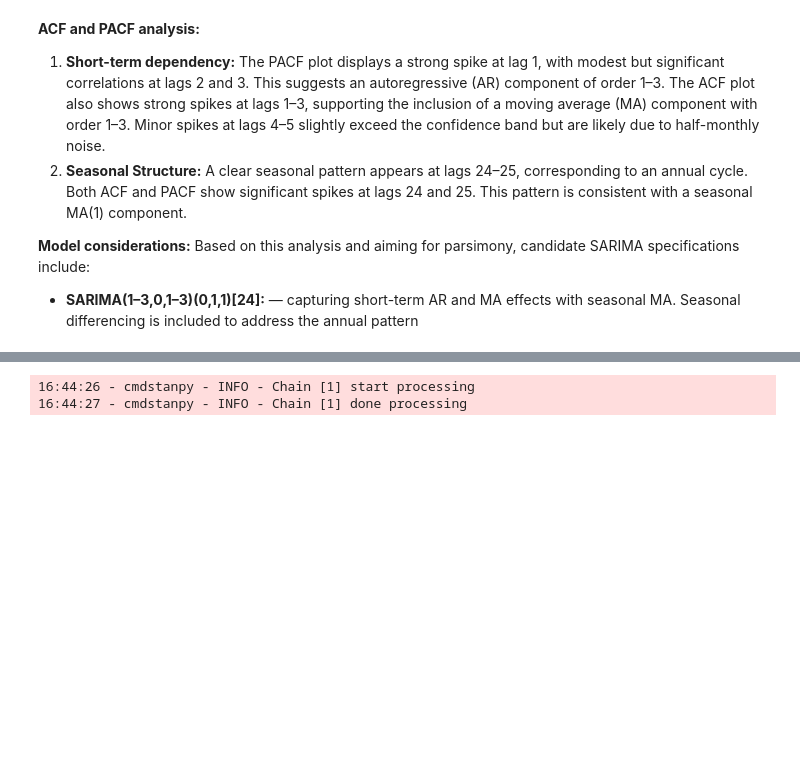
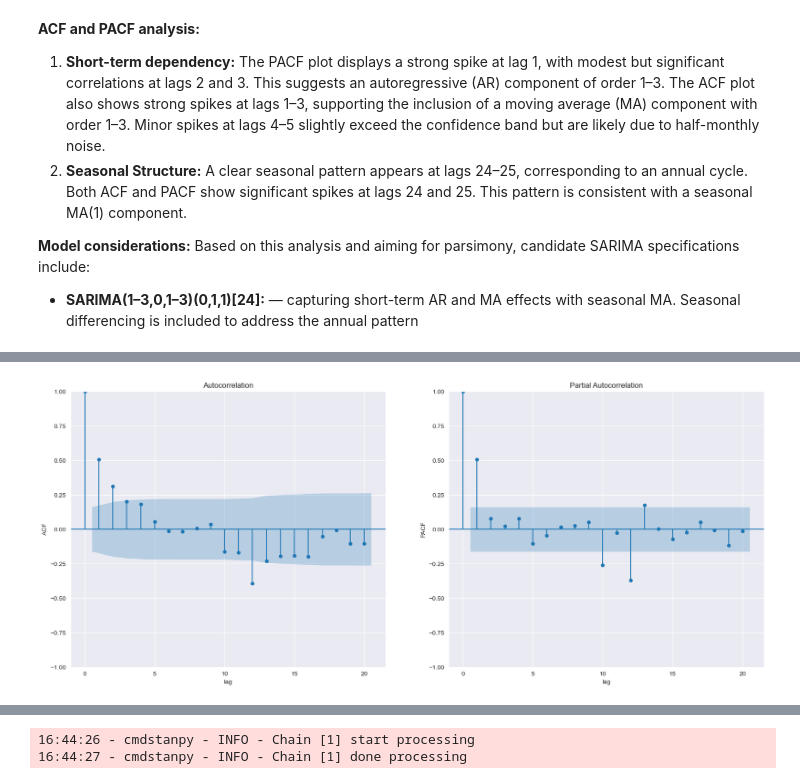
Before and after one commit to sinitsky96/Time-Series-Project, a Jupyter notebook: Final_Project.ipynb, the cells around one changed output, grey strips where cells are left out. Saved outputs shown, nothing was run; the diff lists cells and outputs as text; code cells hidden in the pictures; blank space fills up the shorter version.

```diff
--- a/Final_Project.ipynb
+++ b/Final_Project.ipynb
@@ -288,0 +307,37 @@ This specification successfully models both short-term dynamics and seasonal pat
+# %%
+# compatison to Monthly aggregated data (based on data available on github)
+co_monthly = daily_co.groupby([daily_co['date'].dt.year.rename('year'),
+                         daily_co['date'].dt.month.rename('month'),
+                         'station'])['CO'].mean().reset_index()
+
+co_monthly['date'] = pd.to_datetime(co_monthly[['year','month']].assign(day=1))
+co_monthly = co_monthly.drop(["year","month"], axis =1)
+
+# remove records prior to 2012
+co_monthly.set_index('date', inplace=True)
+co_monthly_2012 = co_monthly[co_monthly.index >= '2012-01-01']
+
+# get mean over all stations
+co_monthly_mean = (co_monthly_2012.groupby(co_monthly_2012.index)["CO"]
+                   .mean()
+                   .reset_index()
+                   .set_index('date'))
+
+# remove yearly seasonality trend with 12-months differencing
+year_integration_monthly = co_monthly_mean.diff(periods=12).dropna()
+# %%
+# plot correlograms for monthly data
+# Plot ACF for year-integration series
+fig, axes = plt.subplots(nrows=1, ncols=2, figsize=(20, 8))
+tsaplots.plot_acf(year_integration_monthly, lags=20, ax=axes[0])
+axes[0].set_xlabel("lag")
+axes[0].set_ylabel("ACF")
+
+# Plot PACF with colored significant points
+pacf_plot = tsaplots.plot_pacf(year_integration_monthly, lags=20, ax=axes[1])
+axes[1].set_xlabel("lag")
+axes[1].set_ylabel("PACF")
+
+plt.show()
+# %% [output]
+[figure, added]
```
Also changed, not shown: parts of 18 cells of this notebook.
